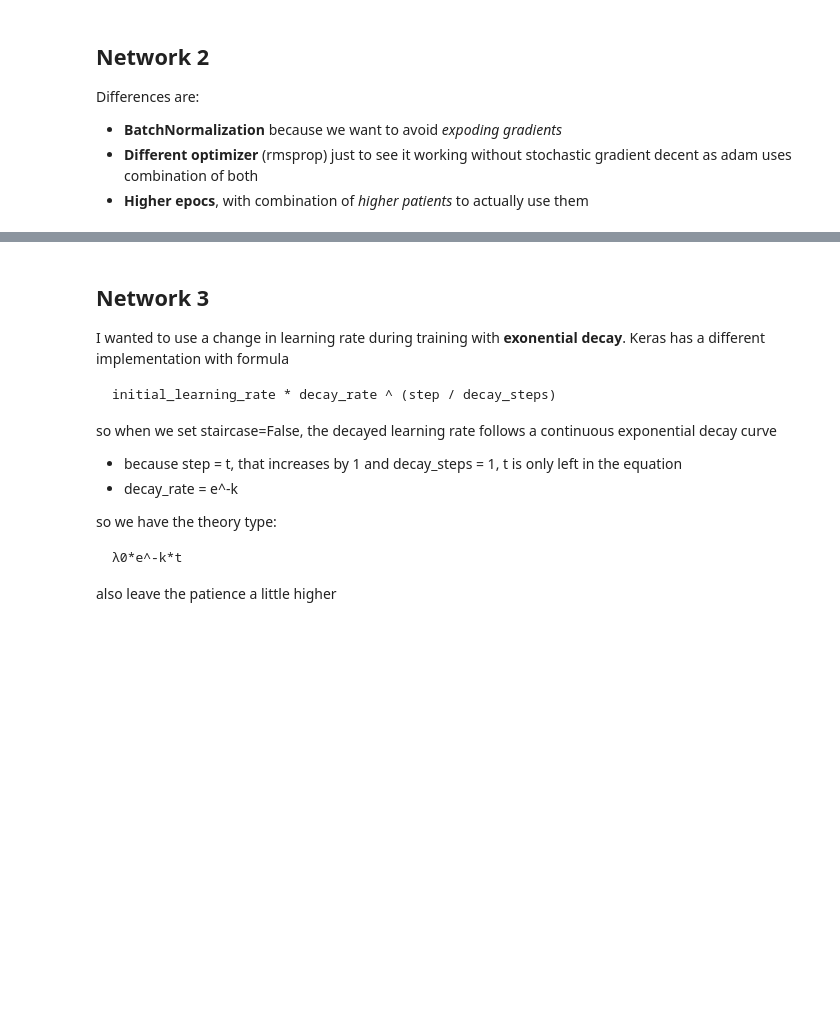
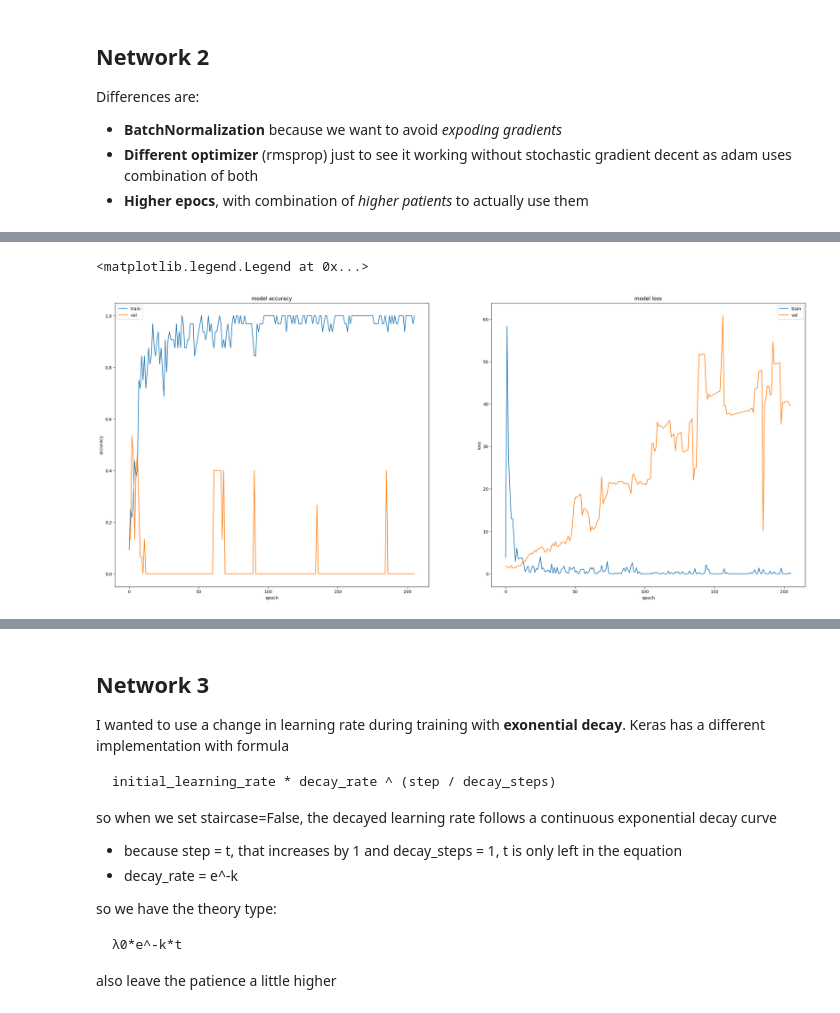
Before and after one commit to andreasZel/AIDL_A02_PROJECT_ZELIOS_ANDREAS, a Jupyter notebook: project_aidlA02_zelios_andreas_0142.ipynb, the cells around one changed output, grey strips where cells are left out. Saved outputs shown, nothing was run; the diff lists cells and outputs as text; code cells hidden in the pictures; blank space fills up the shorter version.

```diff
--- a/project_aidlA02_zelios_andreas_0142.ipynb
+++ b/project_aidlA02_zelios_andreas_0142.ipynb
@@ -306,20 +307,23 @@ WARNING:absl:You are saving your model as an HDF5 file via `model.save()` or `ke
 # %%
 plt.figure(figsize=(29, 12))
 plt.subplot(1, 2, 1)
-plt.plot(history_1.history['accuracy'])
-plt.plot(history_1.history['val_accuracy'])
+plt.plot(history_2.history['accuracy'])
+plt.plot(history_2.history['val_accuracy'])
 plt.title('model accuracy')
 plt.ylabel('accuracy')
 plt.xlabel('epoch')
 plt.legend(['train', 'val'], loc='upper left')
 
 plt.subplot(1, 2, 2)
-plt.plot(history_1.history['loss'])
-plt.plot(history_1.history['val_loss'])
+plt.plot(history_2.history['loss'])
+plt.plot(history_2.history['val_loss'])
 plt.title('model loss')
 plt.ylabel('loss')
 plt.xlabel('epoch')
 plt.legend(['train', 'val'], loc='upper right')
+# %% [output]
+<matplotlib.legend.Legend at 0x...>
+[figure, added]
 # %%
 history_2.model.load_weights('best_model2.h5')
 
```
Also changed, not shown: parts of 7 cells of this notebook.
